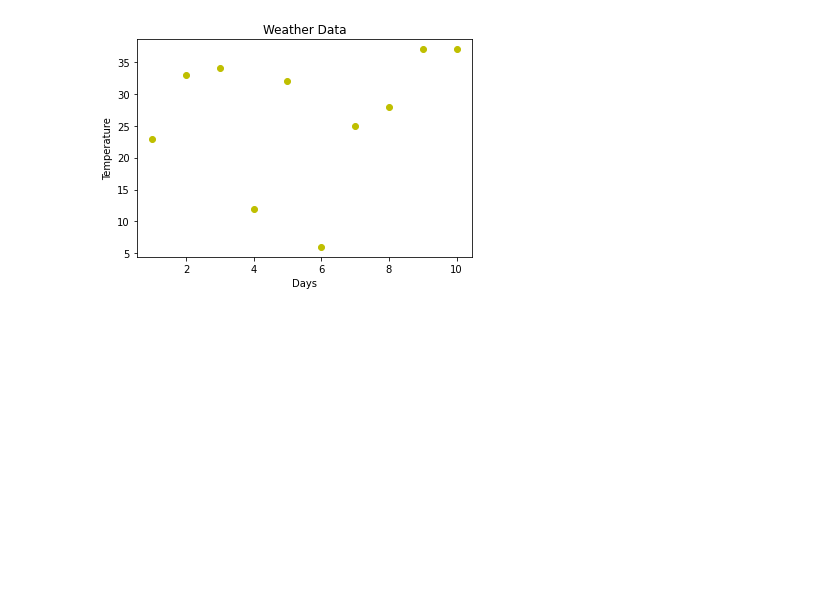
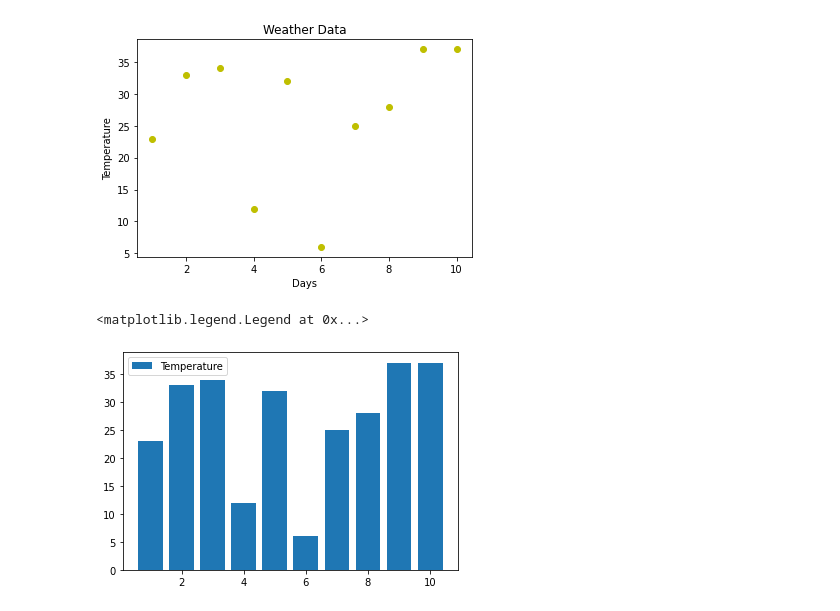
Before and after one commit to Ezeko/jupyter_sandbox, a Jupyter notebook: matplotlib_tut.ipynb, the cells around one changed output. Cells and saved outputs as stored; diff of their text form; code cells hidden in the pictures; blank space fills up the shorter version.

```diff
--- a/matplotlib_tut.ipynb
+++ b/matplotlib_tut.ipynb
@@ -49,3 +50,9 @@ py.title('Weather Data')
 py.show()
 # %% [output]
 [figure]
+# %%
+py.bar(x,y, label='Temperature')
+py.legend()
+# %% [output]
+<matplotlib.legend.Legend at 0x...>
+[figure, added]
```
Also changed, not shown: parts of 1 cell of this notebook.
